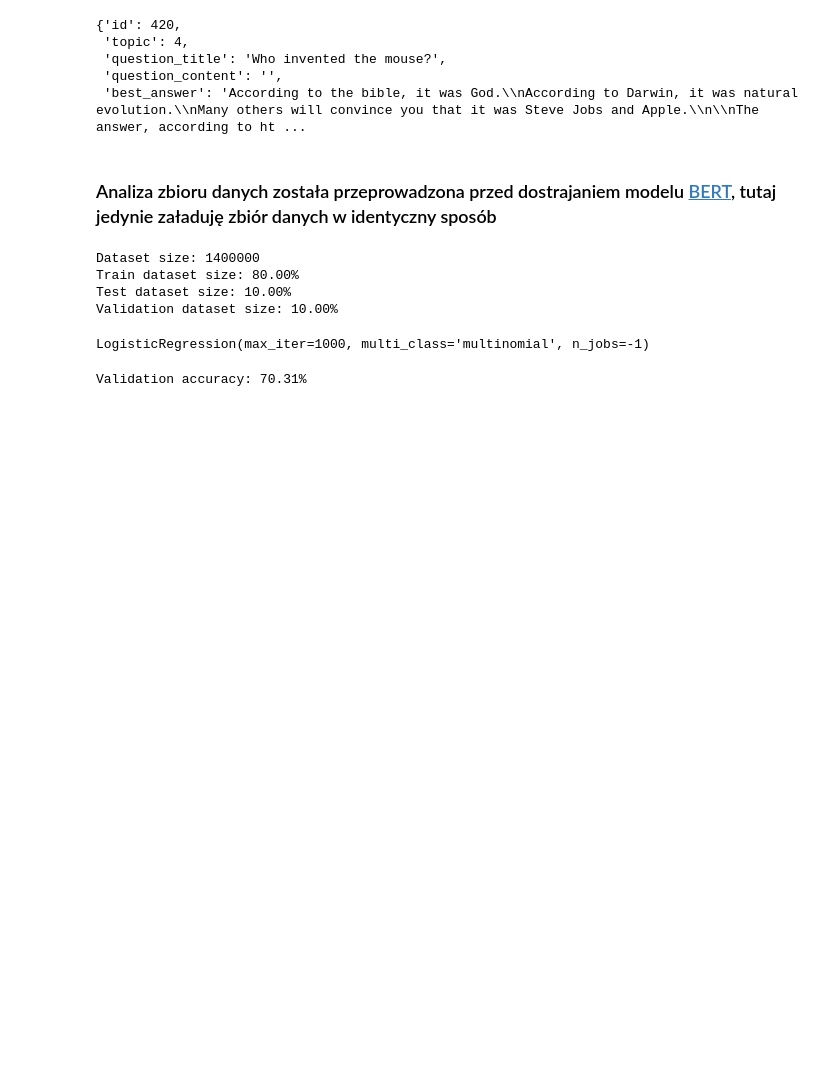
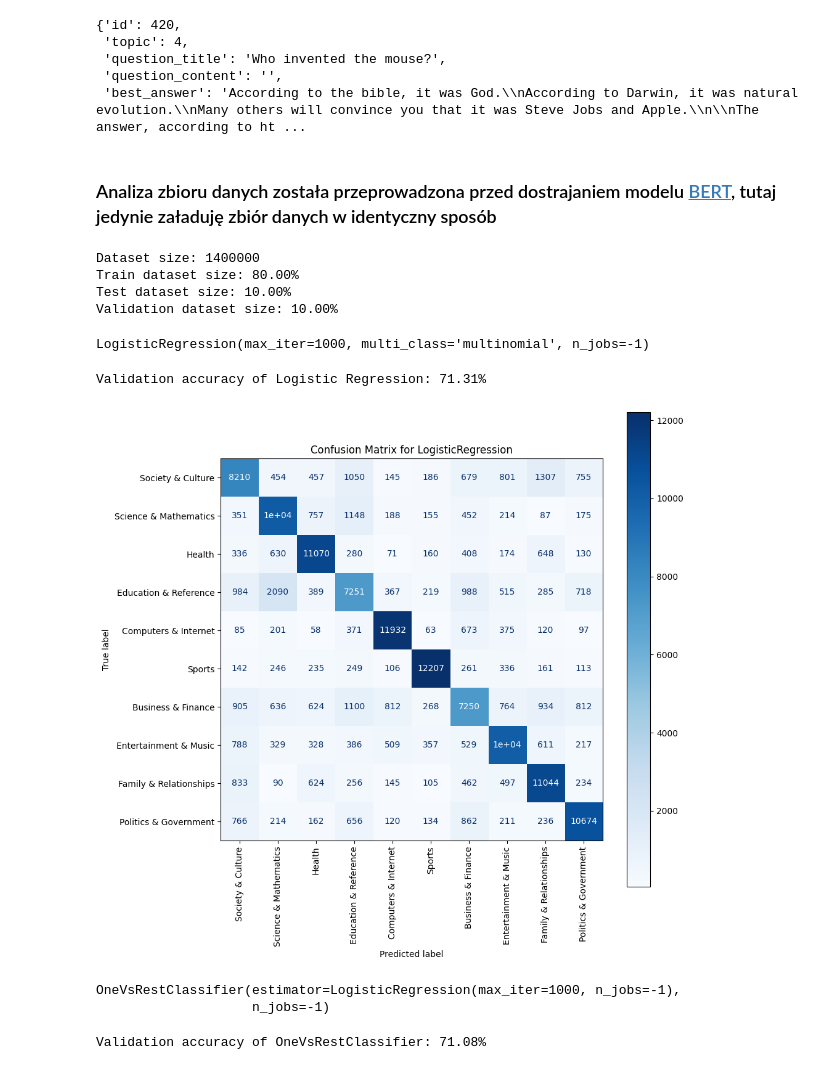
Before and after one commit to kraskoa/LLM_BERT_finetuning, a Jupyter notebook: TF-IDF_klasyfikacja.ipynb, the cells around one changed output. Saved outputs shown, nothing was run; the diff lists cells and outputs as text; code cells hidden in the pictures; blank space fills up the shorter version.

```diff
--- a/TF-IDF_klasyfikacja.ipynb
+++ b/TF-IDF_klasyfikacja.ipynb
@@ -81,8 +87,6 @@ Train dataset size: 80.00%
 Test dataset size: 10.00%
 Validation dataset size: 10.00%
 # %%
-label_encoder = LabelEncoder()
-
 def join_text(example):
     return example["question_title"] + " " + example["question_content"]
 
@@ -92,12 +96,14 @@ test_texts = [join_text(example) for example in test_dataset]
 val_texts = [join_text(example) for example in val_dataset]
 
 # Encoding labels
-train_labels = label_encoder.fit_transform([example["topic"] for example in train_dataset])
-val_labels = label_encoder.transform([example["topic"] for example in val_dataset])
-test_labels = label_encoder.transform([example["topic"] for example in test_dataset])
+train_labels = [example["topic"] for example in train_dataset]
+val_labels = [example["topic"] for example in val_dataset]
+test_labels = [example["topic"] for example in test_dataset]
+# %%
+all_topic_names = train_dataset.features["topic"].names
 # %%
 # Rozmiar słownika taki sam jak w BERT
-vocab_size = 30522
+vocab_size = 100000
 
 vectorizer = TfidfVectorizer(
     max_features=vocab_size,
@@ -123,6 +129,33 @@ LogisticRegression(max_iter=1000, multi_class='multinomial', n_jobs=-1)
 # %%
 val_preds = classifier.predict(val_tfidf_texts)
 
-print(f"Validation accuracy: {accuracy_score(val_labels, val_preds) * 100:.2f}%")
+print(f"Validation accuracy of Logistic Regression: {accuracy_score(val_labels, val_preds) * 100:.2f}%")
 # %% [output]
-Validation accuracy: 70.31%
+Validation accuracy of Logistic Regression: 71.31%
+# %%
+cm = confusion_matrix(val_labels, val_preds)
+disp = ConfusionMatrixDisplay(confusion_matrix=cm, display_labels=all_topic_names)
+
+fig, ax = plt.subplots(figsize=(10, 10))
+disp.plot(xticks_rotation=90, ax=ax, cmap="Blues")
+plt.title("Confusion Matrix for LogisticRegression")
+plt.show()
+# %% [output]
+[figure, added]
+# %%
+# Now, let's also compare it with OneVsRestClassifier that uses 10 Logistic Regression classifiers
+base_classifier = LogisticRegression(
+    max_iter=1000,
+    solver='lbfgs',
+    n_jobs=-1,
+)
+ovr_classifier = OneVsRestClassifier(base_classifier, n_jobs=-1)
+ovr_classifier.fit(train_tfidf_texts, train_labels)
+# %% [output]
+OneVsRestClassifier(estimator=LogisticRegression(max_iter=1000, n_jobs=-1),
+                    n_jobs=-1)
+# %%
+val_ovr_preds = ovr_classifier.predict(val_tfidf_texts)
+print(f"Validation accuracy of OneVsRestClassifier: {accuracy_score(val_labels, val_ovr_preds) * 100:.2f}%")
+# %% [output]
+Validation accuracy of OneVsRestClassifier: 71.08%
```
Also changed, not shown: parts of 2 cells of this notebook.
